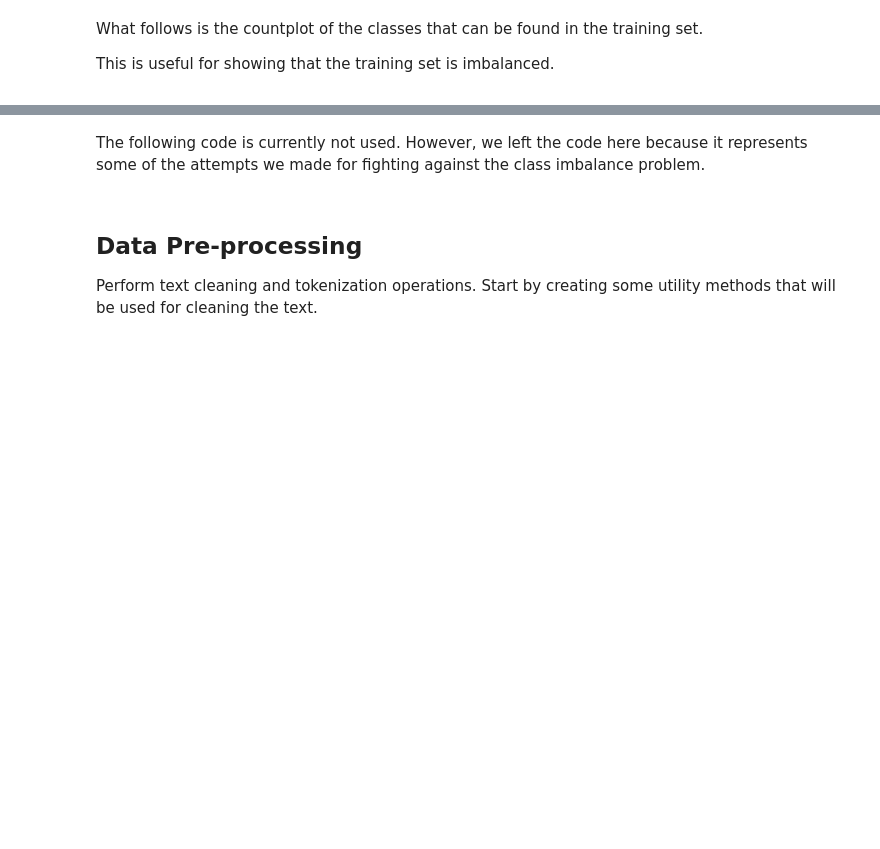
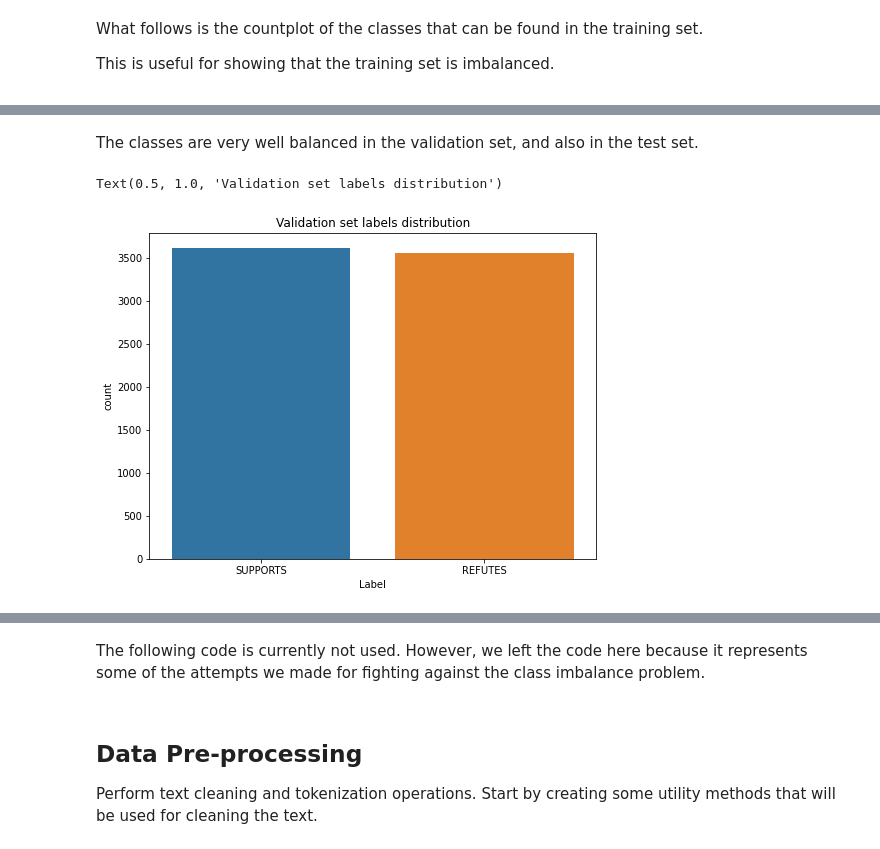
Before and after one commit to dsr-lab/NLP_posTagging_factChecking, a Jupyter notebook: NLP_Assignment2.ipynb, the cells around one changed output, grey strips where cells are left out. Cells and saved outputs as stored; diff of their text form; code cells hidden in the pictures; blank space fills up the shorter version.

```diff
--- a/NLP_Assignment2.ipynb
+++ b/NLP_Assignment2.ipynb
@@ -84,0 +95,9 @@ sns.countplot(x=df_train['Label']).set_title('Train set labels distribution')
+# %% [markdown]
+The classes are very well balanced in the validation set, and also in the test set.
+<a name="003"></a>
+# %%
+plt.figure(figsize=(8, 6))
+sns.countplot(x=df_val['Label']).set_title('Validation set labels distribution')
+# %% [output]
+Text(0.5, 1.0, 'Validation set labels distribution')
+[figure, added]
```
Also changed, not shown: parts of 15 cells of this notebook.
